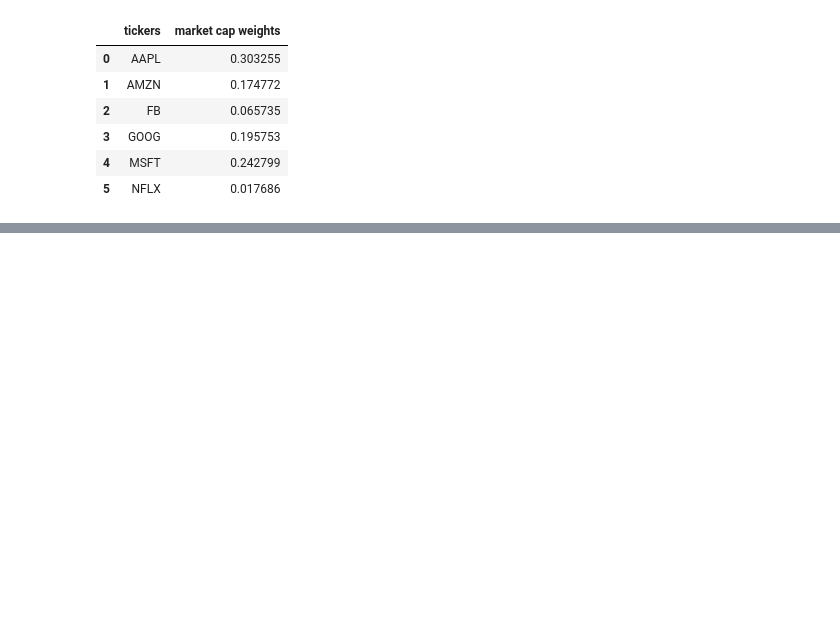
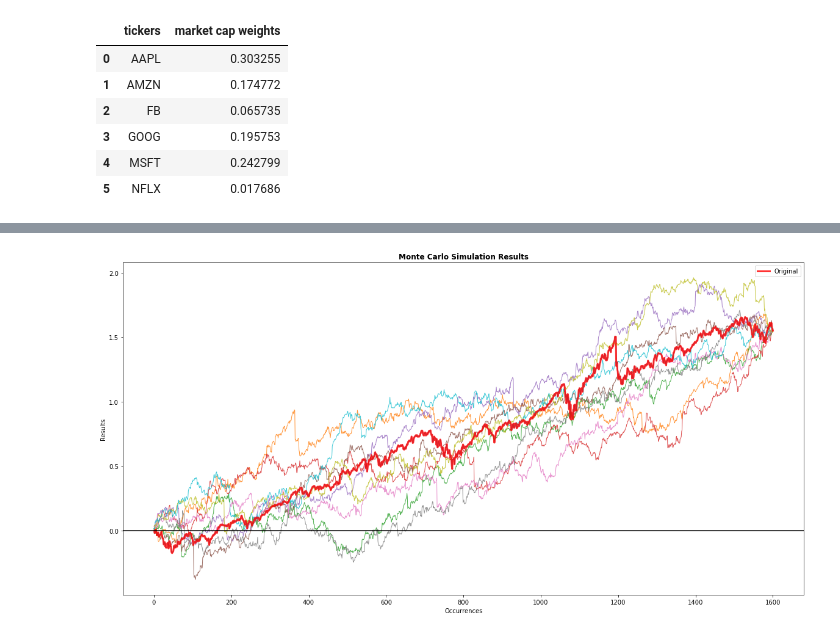
Before and after one commit to kennethologist/UPENN-GP4-P1, a Jupyter notebook: notebooks/alex.ipynb, the cells around one changed output, grey strips where cells are left out. Drawn from its saved outputs; the diff is of its cells as text; code cells hidden in the pictures; blank space fills up the shorter version.

```diff
--- a/notebooks/alex.ipynb
+++ b/notebooks/alex.ipynb
@@ -201,0 +245,3 @@ mcw_faangm_daily_returns
+# %%
+faangm_daily_returns = pd.concat([faangm_cap_daily_returns, random_faangm_daily_returns], axis = 1, join = 'inner')
+faangm_daily_returns
@@ -264,0 +374,5 @@ daily_returns
+# %%
+montecarlo_faangm = faangm_daily_returns['faangm'].montecarlo(sims=10, bust=-0.1, goal=1)
+montecarlo_faangm.plot(figsize = (20, 10))
+# %% [output]
+[figure, added]
```
Also changed, not shown: parts of 15 cells of this notebook.
